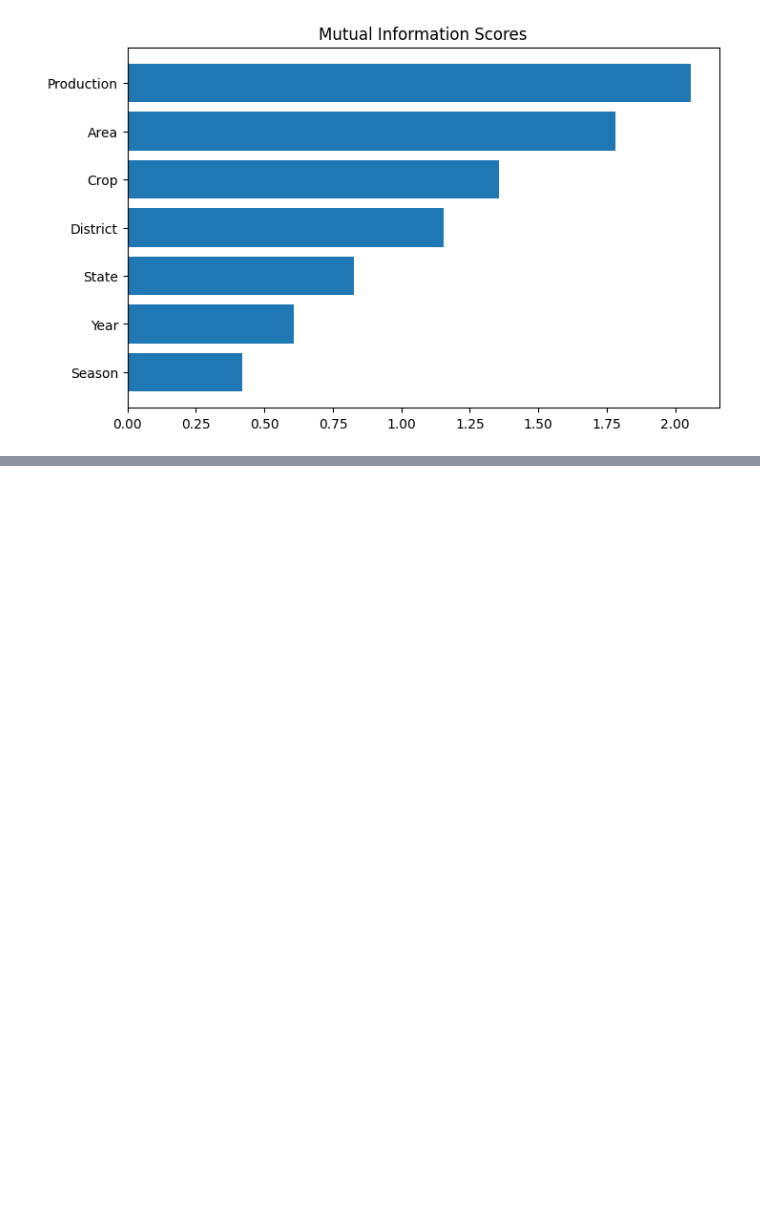
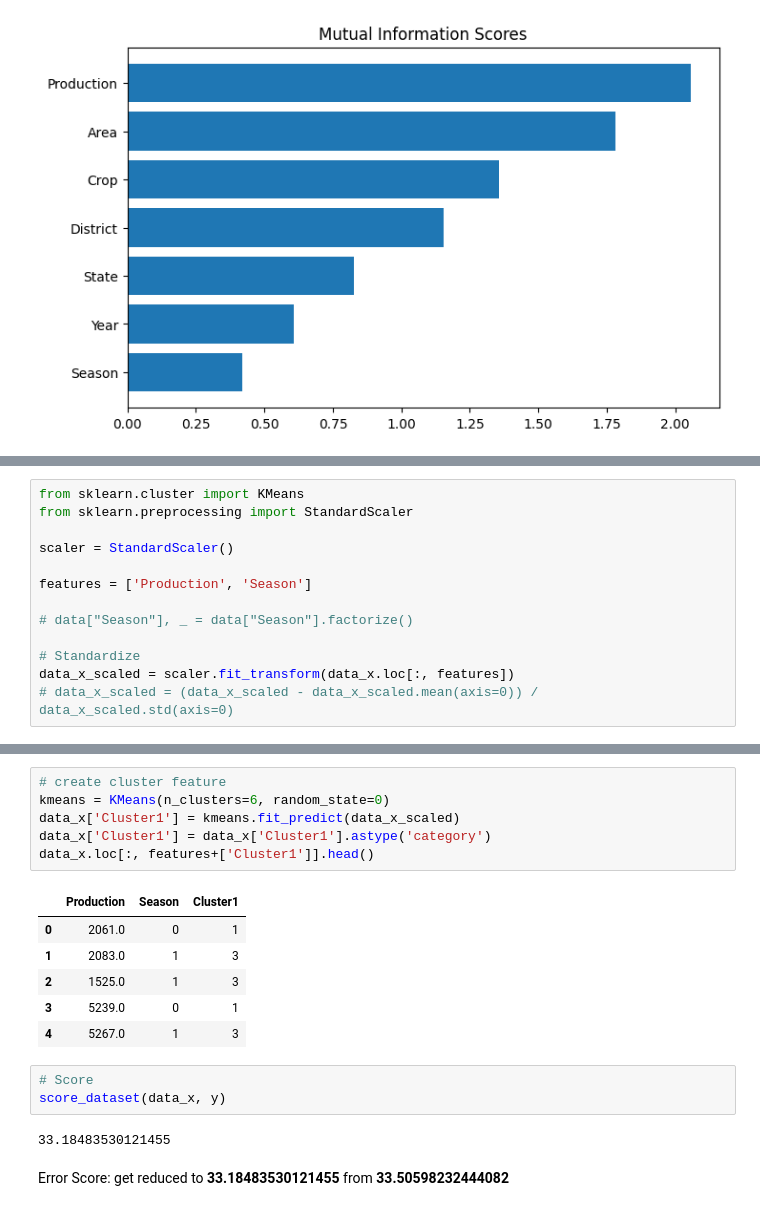
Before and after one commit to naseemap47/predictCropYield-MachineLearning-python, a Jupyter notebook: crop_yield.ipynb, the cells around one changed output, grey strips where cells are left out. Drawn from its saved outputs; the diff is of its cells as text; blank space fills up the shorter version.

```diff
--- a/crop_yield.ipynb
+++ b/crop_yield.ipynb
@@ -345,0 +374,13 @@ plot_mi_score(mi_scores)
+# %%
+from sklearn.cluster import KMeans
+from sklearn.preprocessing import StandardScaler
+
+scaler = StandardScaler()
+
+features = ['Production', 'Season']
+
+# data["Season"], _ = data["Season"].factorize()
+
+# Standardize
+data_x_scaled = scaler.fit_transform(data_x.loc[:, features])
+# data_x_scaled = (data_x_scaled - data_x_scaled.mean(axis=0)) / data_x_scaled.std(axis=0)
@@ -345,0 +397,20 @@ plot_mi_score(mi_scores)
+# %%
+# create cluster feature
+kmeans = KMeans(n_clusters=6, random_state=0)
+data_x['Cluster1'] = kmeans.fit_predict(data_x_scaled)
+data_x['Cluster1'] = data_x['Cluster1'].astype('category')
+data_x.loc[:, features+['Cluster1']].head()
+# %% [output]
+|  | Production | Season | Cluster1 |
+| 0 | 2061.0 | 0 | 1 |
+| 1 | 2083.0 | 1 | 3 |
+| 2 | 1525.0 | 1 | 3 |
+| 3 | 5239.0 | 0 | 1 |
+| 4 | 5267.0 | 1 | 3 |
+# %%
+# Score
+score_dataset(data_x, y)
+# %% [output]
+33.18483530121455
+# %% [markdown]
+Error Score: get reduced to **33.18483530121455** from **33.50598232444082**
```
Also changed, not shown: parts of 4 cells of this notebook.
